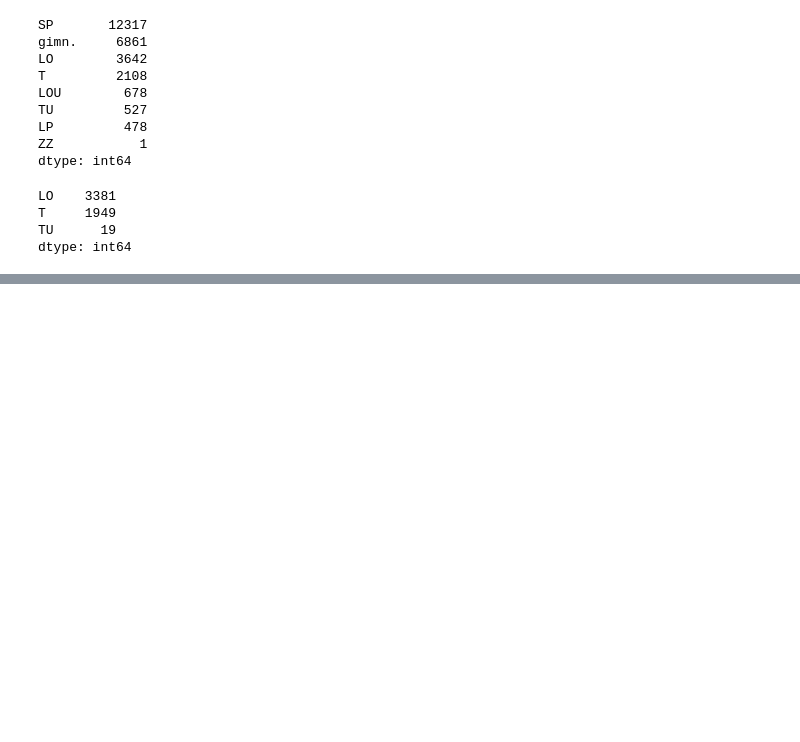
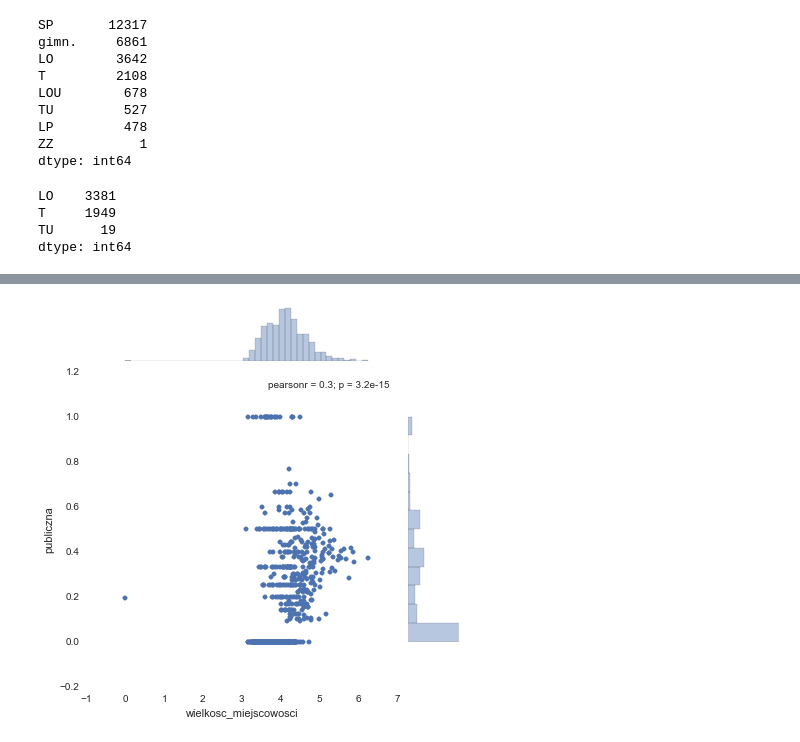
Before and after one commit to stared/delab-matury, a Jupyter notebook: eksploracje/szkoly.ipynb, the cells around one changed output, grey strips where cells are left out. Cells and saved outputs as stored; diff of their text form; code cells hidden in the pictures; blank space fills up the shorter version.

```diff
--- a/eksploracje/szkoly.ipynb
+++ b/eksploracje/szkoly.ipynb
@@ -100,0 +114,7 @@ licea.query("miejscowosc == 'Bielsko-Biała'")[['nazwa_szkoly', 'adres']].head(1
+# %%
+udzial_niepublicznych = ponadpodstawowe.groupby('wielkosc_miejscowosci')['publiczna'] \
+                          .apply(lambda x: 1 - x.apply(float).mean())
+# %%
+sns.jointplot(x=np.log10(udzial_niepublicznych.index + 1), y=udzial_niepublicznych);
+# %% [output]
+[figure, added]
```
Also changed, not shown: parts of 21 cells of this notebook.
